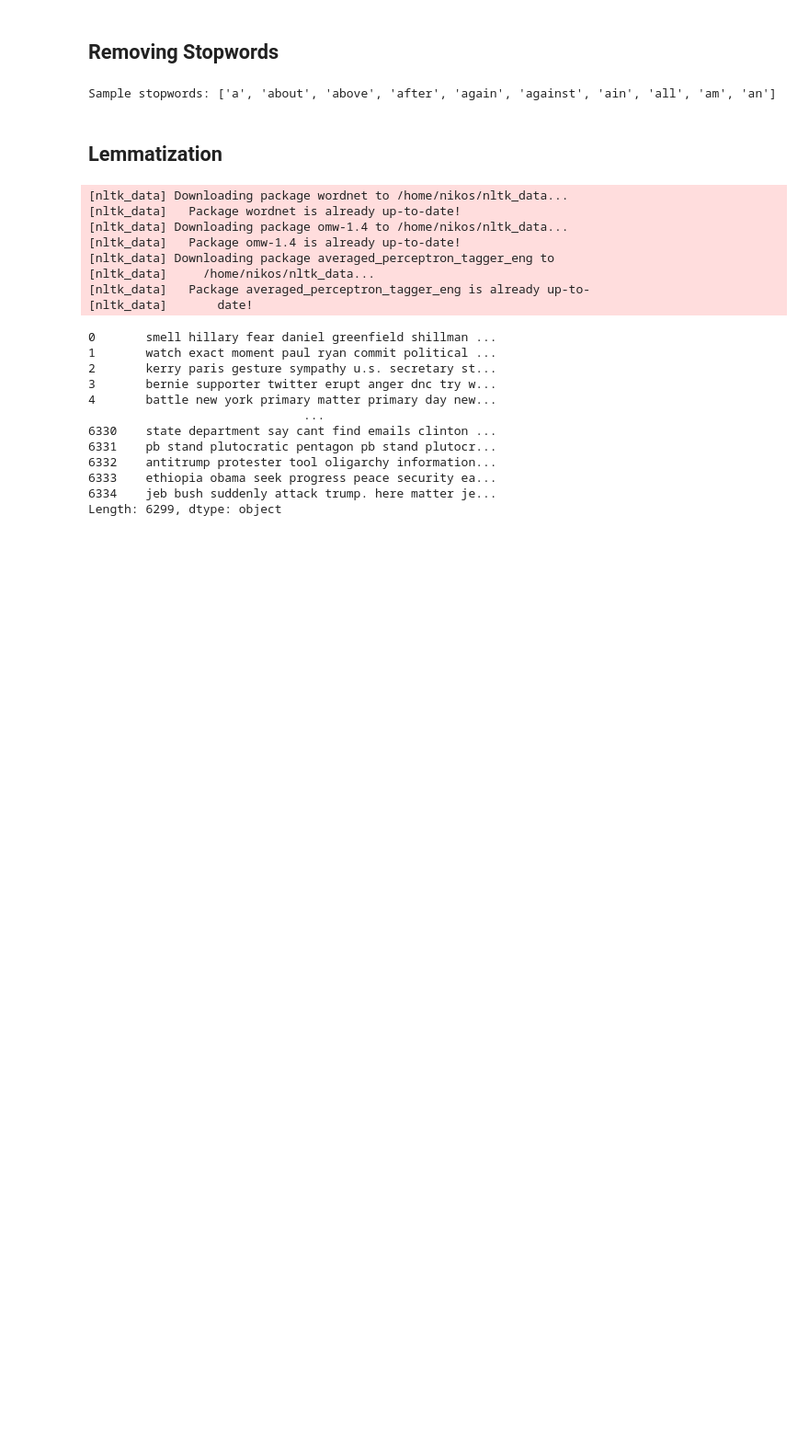
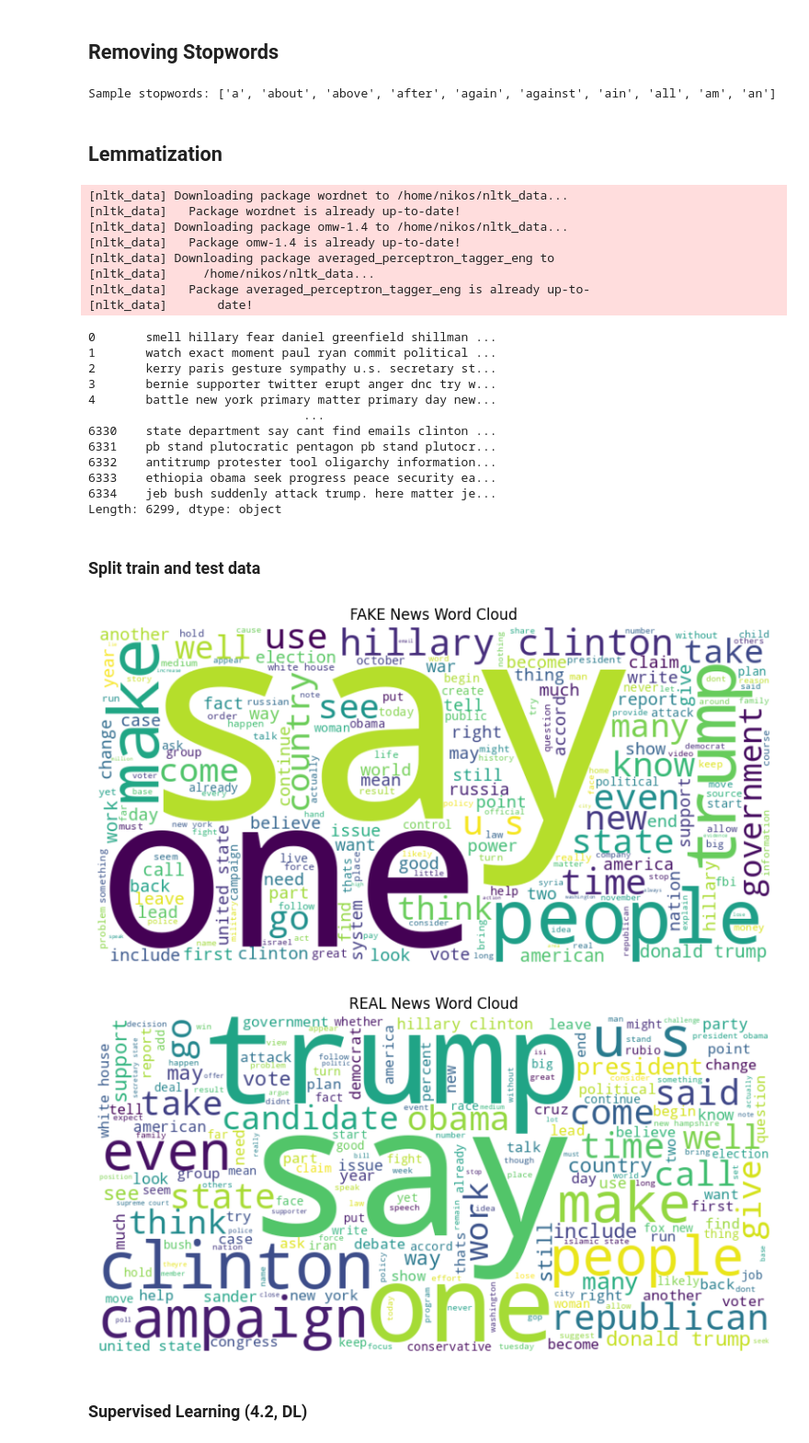
Before and after one commit to NikosKontou/ITC6110, a Jupyter notebook: kontoudakis-petrou-chistodoulidi.ipynb, the cells around one changed output. Shown at 92% size. Cells and saved outputs as stored; diff of their text form; code cells hidden in the pictures; blank space fills up the shorter version.

Commit message:
part 4.2 done
also the target values are normalized to {'FAKE': 0, 'REAL': 1} and two word clouds were added at the preprocessing section

```diff
--- a/kontoudakis-petrou-chistodoulidi.ipynb
+++ b/kontoudakis-petrou-chistodoulidi.ipynb
@@ -56,4 +83,4 @@ memory usage: 246.1+ KB
 # %%
 # title_text_df = original_data[["title", "text"]]
 title_text_df = original_data["title"]+ " "+ original_data["text"]
-target=original_data["label"]
+target = original_data['label'].map({'FAKE': 0, 'REAL': 1})
@@ -414,3 +421,5 @@ print(title_text_df)
 Length: 6299, dtype: object
 # %%
 title_text_df.to_csv("test.csv")
+# %% [markdown]
+### Split train and test data
@@ -416,0 +428,30 @@ title_text_df.to_csv("test.csv")
+# %%
+fake_texts = title_text_df[target == 0]
+real_texts = title_text_df[target == 1]
+
+# join all text for each class into one string
+fake_text = ' '.join(fake_texts.astype(str))
+real_text = ' '.join(real_texts.astype(str))
+
+# fake news word cloud
+fake_wc = WordCloud(width=800, height=400, background_color='white').generate(fake_text)
+
+plt.figure(figsize=(10, 5))
+plt.imshow(fake_wc, interpolation='bilinear')
+plt.axis('off')
+plt.title('FAKE News Word Cloud')
+plt.show()
+
+# real news word cloud
+real_wc = WordCloud(width=800, height=400, background_color='white').generate(real_text)
+
+plt.figure(figsize=(10, 5))
+plt.imshow(real_wc, interpolation='bilinear')
+plt.axis('off')
+plt.title('REAL News Word Cloud')
+plt.show()
+# %% [output]
+[figure, added]
+[figure, added]
+# %% [markdown]
+### Supervised Learning (4.2, DL)
```
Also changed, not shown: parts of 17 cells of this notebook.
